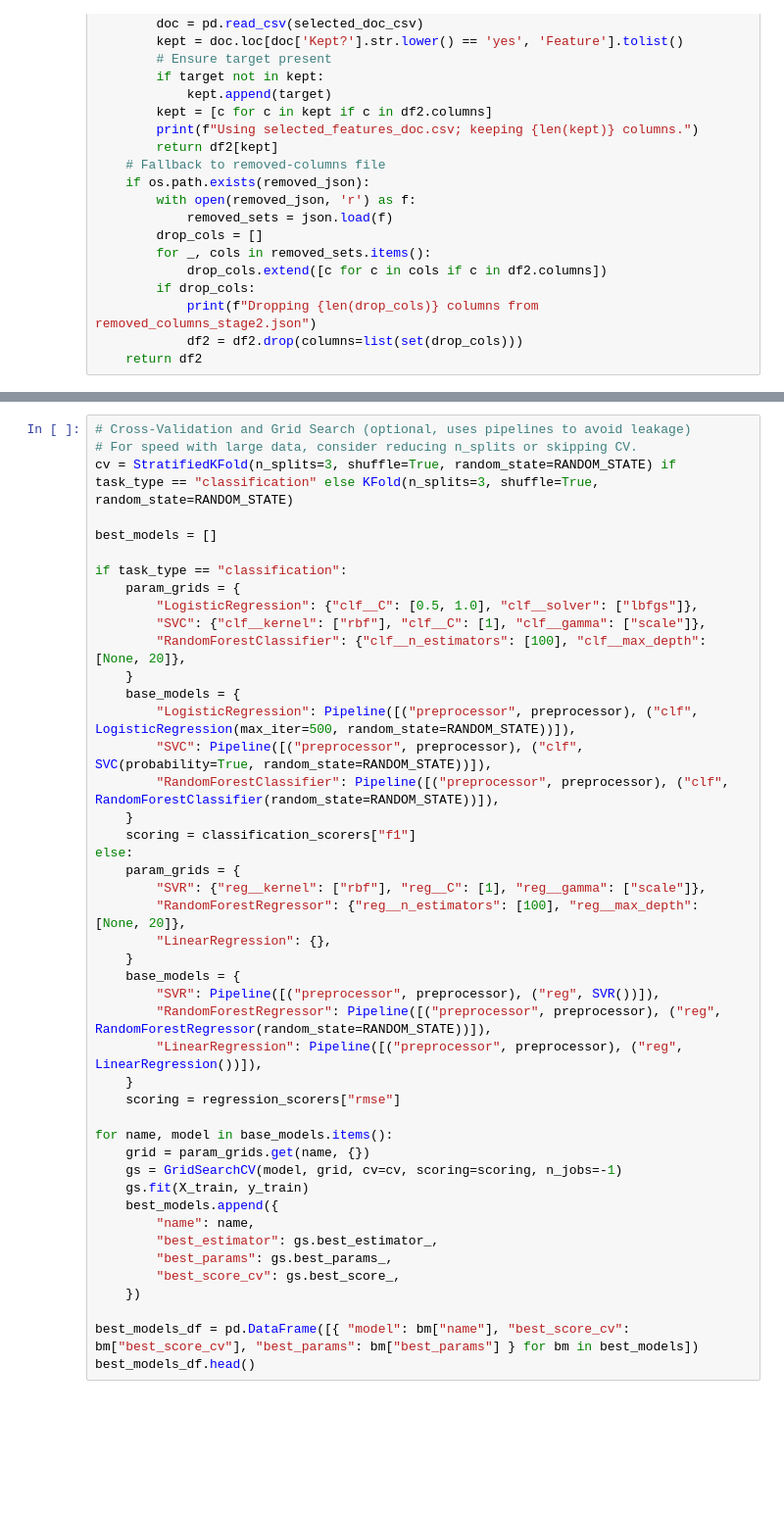
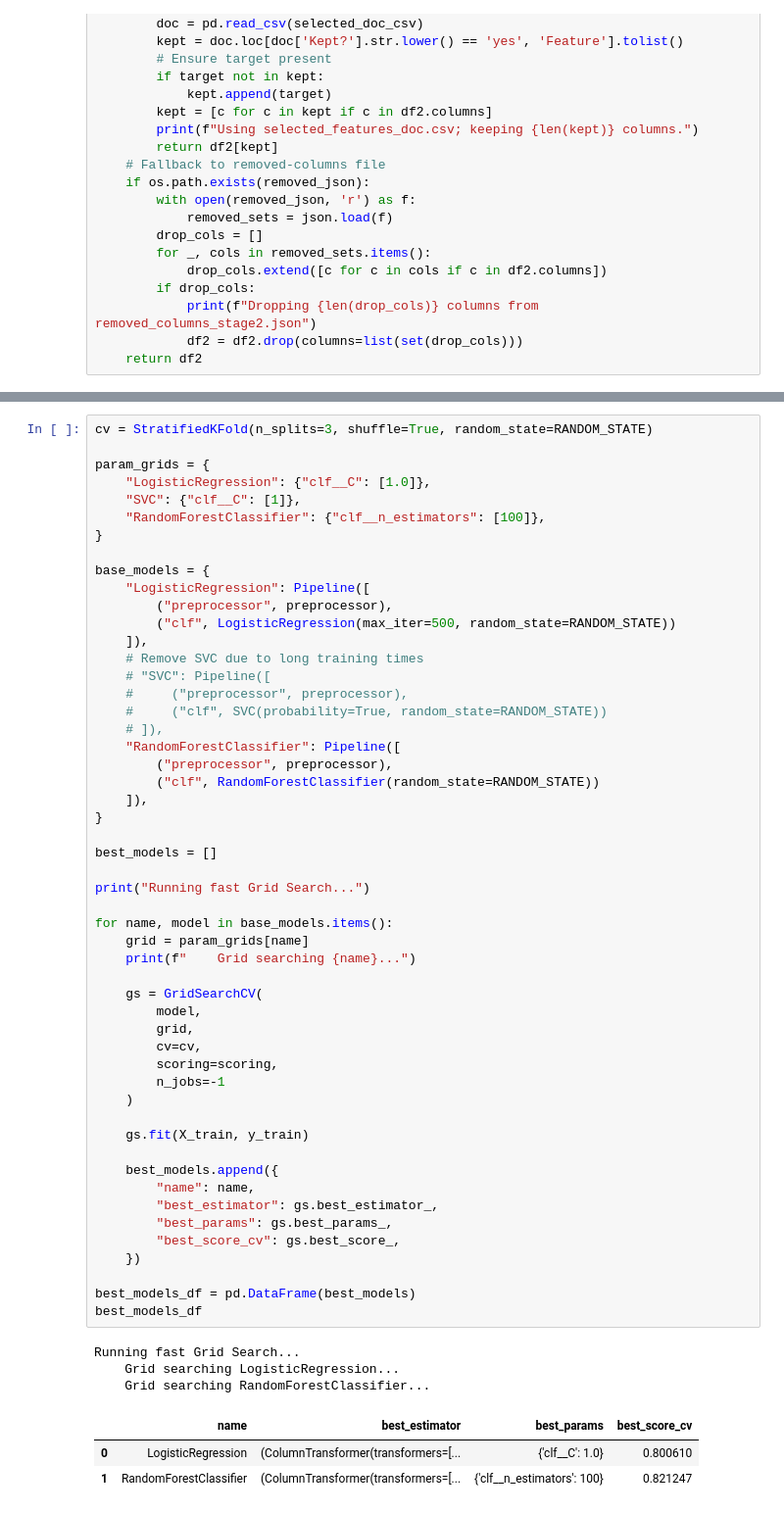
Before and after one commit to ryangpham/collision-clankers, a Jupyter notebook: Model_Selection_and_Evaluation.ipynb, the cells around one changed output, grey strips where cells are left out. Shown: that part at 98% size. Cells and saved outputs as stored; diff of their text form; blank space fills up the shorter version.

```diff
--- a/Model_Selection_and_Evaluation.ipynb
+++ b/Model_Selection_and_Evaluation.ipynb
@@ -389,46 +296,60 @@ else:
 # %%
-# Cross-Validation and Grid Search (optional, uses pipelines to avoid leakage)
-# For speed with large data, consider reducing n_splits or skipping CV.
-cv = StratifiedKFold(n_splits=3, shuffle=True, random_state=RANDOM_STATE) if task_type == "classification" else KFold(n_splits=3, shuffle=True, random_state=RANDOM_STATE)
+cv = StratifiedKFold(n_splits=3, shuffle=True, random_state=RANDOM_STATE)
+
+param_grids = {
+    "LogisticRegression": {"clf__C": [1.0]},
+    "SVC": {"clf__C": [1]},
+    "RandomForestClassifier": {"clf__n_estimators": [100]},
+}
+
+base_models = {
+    "LogisticRegression": Pipeline([
+        ("preprocessor", preprocessor),
+        ("clf", LogisticRegression(max_iter=500, random_state=RANDOM_STATE))
+    ]),
+    # Remove SVC due to long training times
+    # "SVC": Pipeline([
+    #     ("preprocessor", preprocessor),
+    #     ("clf", SVC(probability=True, random_state=RANDOM_STATE))
+    # ]),
+    "RandomForestClassifier": Pipeline([
+        ("preprocessor", preprocessor),
+        ("clf", RandomForestClassifier(random_state=RANDOM_STATE))
+    ]),
+}
 
 best_models = []
 
-if task_type == "classification":
-    param_grids = {
-        "LogisticRegression": {"clf__C": [0.5, 1.0], "clf__solver": ["lbfgs"]},
-        "SVC": {"clf__kernel": ["rbf"], "clf__C": [1], "clf__gamma": ["scale"]},
-        "RandomForestClassifier": {"clf__n_estimators": [100], "clf__max_depth": [None, 20]},
-    }
-    base_models = {
-        "LogisticRegression": Pipeline([("preprocessor", preprocessor), ("clf", LogisticRegression(max_iter=500, random_state=RANDOM_STATE))]),
-        "SVC": Pipeline([("preprocessor", preprocessor), ("clf", SVC(probability=True, random_state=RANDOM_STATE))]),
-        "RandomForestClassifier": Pipeline([("preprocessor", preprocessor), ("clf", RandomForestClassifier(random_state=RANDOM_STATE))]),
-    }
-    scoring = classification_scorers["f1"]
-else:
-    param_grids = {
-        "SVR": {"reg__kernel": ["rbf"], "reg__C": [1], "reg__gamma": ["scale"]},
-        "RandomForestRegressor": {"reg__n_estimators": [100], "reg__max_depth": [None, 20]},
-        "LinearRegression": {},
-    }
-    base_models = {
-        "SVR": Pipeline([("preprocessor", preprocessor), ("reg", SVR())]),
-        "RandomForestRegressor": Pipeline([("preprocessor", preprocessor), ("reg", RandomForestRegressor(random_state=RANDOM_STATE))]),
-        "LinearRegression": Pipeline([("preprocessor", preprocessor), ("reg", LinearRegression())]),
-    }
-    scoring = regression_scorers["rmse"]
+print("Running fast Grid Search...")
 
 for name, model in base_models.items():
-    grid = param_grids.get(name, {})
-    gs = GridSearchCV(model, grid, cv=cv, scoring=scoring, n_jobs=-1)
+    grid = param_grids[name]
+    print(f"    Grid searching {name}...")
+
+    gs = GridSearchCV(
+        model,
+        grid,
+        cv=cv,
+        scoring=scoring,
+        n_jobs=-1
+    )
+
     gs.fit(X_train, y_train)
+
     best_models.append({
         "name": name,
         "best_estimator": gs.best_estimator_,
         "best_params": gs.best_params_,
         "best_score_cv": gs.best_score_,
     })
 
-best_models_df = pd.DataFrame([{ "model": bm["name"], "best_score_cv": bm["best_score_cv"], "best_params": bm["best_params"] } for bm in best_models])
-best_models_df.head()
+best_models_df = pd.DataFrame(best_models)
+best_models_df
+# %% [output]
+Running fast Grid Search...
+    Grid searching LogisticRegression...
+    Grid searching RandomForestClassifier...
+|  | name | best_estimator | best_params | best_score_cv |
+| 0 | LogisticRegression | (ColumnTransformer(transformers=[... | {'clf__C': 1.0} | 0.800610 |
+| 1 | RandomForestClassifier | (ColumnTransformer(transformers=[... | {'clf__n_estimators': 100} | 0.821247 |
 # %%
```
Also changed, not shown: parts of 4 cells of this notebook, 1 other file.
